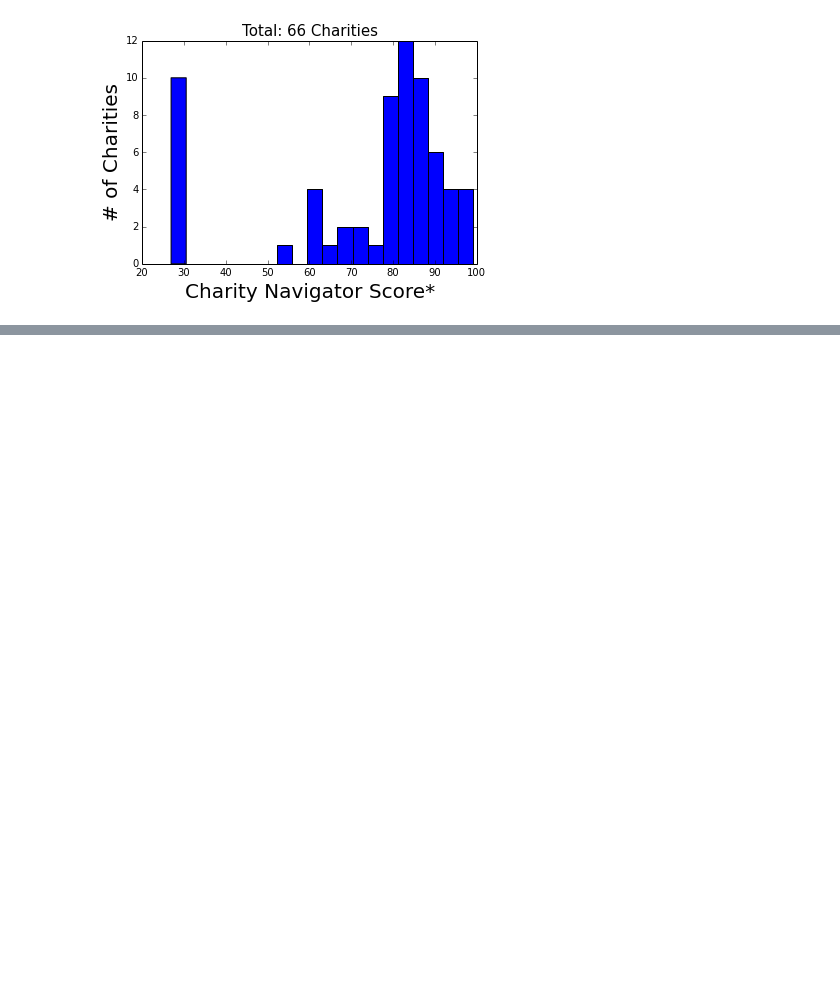
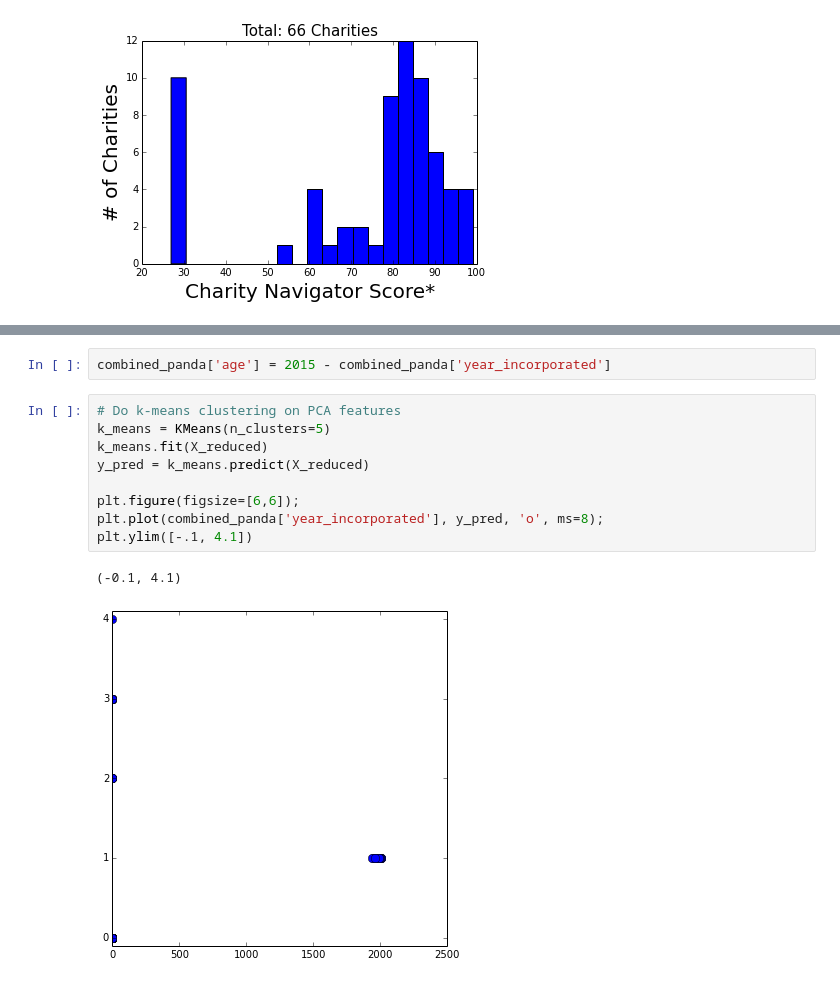
Before and after one commit to kdsimmons/InsightProject, a Jupyter notebook: make_graphs.ipynb, the cells around one changed output, grey strips where cells are left out. Cells and saved outputs as stored; diff of their text form; blank space fills up the shorter version.

```diff
--- a/make_graphs.ipynb
+++ b/make_graphs.ipynb
@@ -171,0 +252,14 @@ for nclust in range(1,max_clust+1):
+# %%
+combined_panda['age'] = 2015 - combined_panda['year_incorporated']
+# %%
+# Do k-means clustering on PCA features
+k_means = KMeans(n_clusters=5)
+k_means.fit(X_reduced)
+y_pred = k_means.predict(X_reduced)
+
+plt.figure(figsize=[6,6]);
+plt.plot(combined_panda['year_incorporated'], y_pred, 'o', ms=8);
+plt.ylim([-.1, 4.1])
+# %% [output]
+(-0.1, 4.1)
+[figure, added]
```
Also changed, not shown: parts of 33 cells of this notebook, 6 other files.
